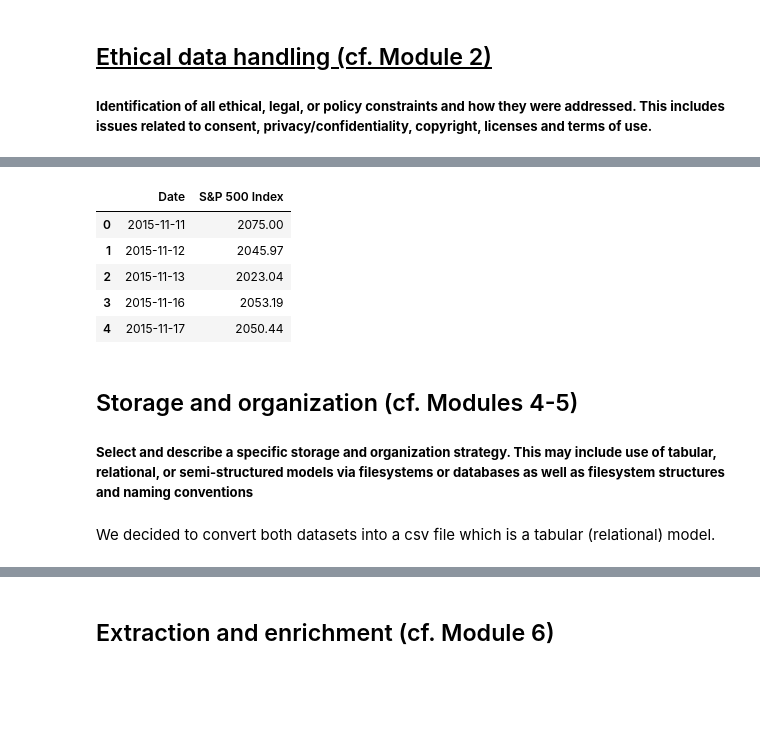
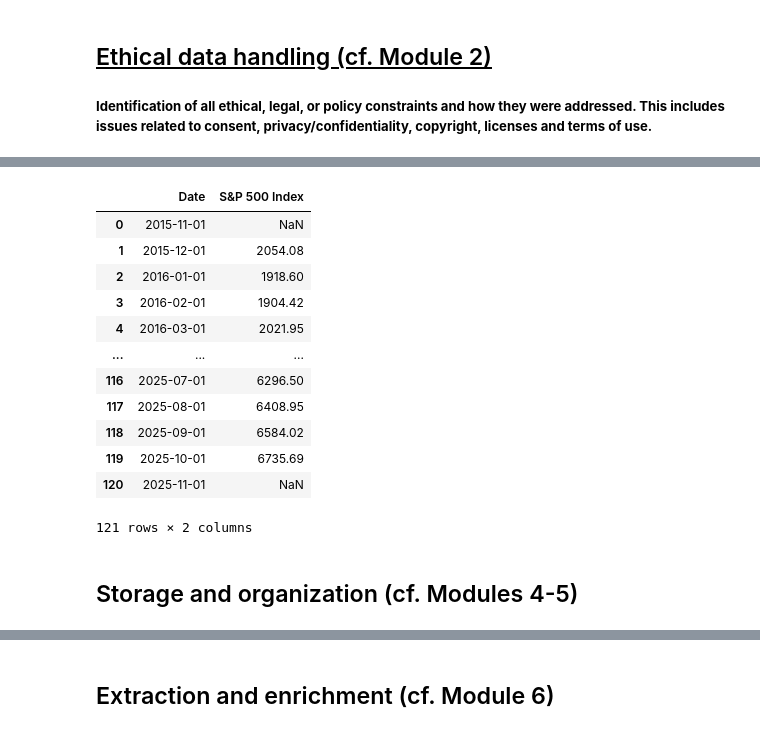
Before and after one commit to rdcosta2-boop/IS-477-Project, a Jupyter notebook: Project.ipynb, the cells around one changed output, grey strips where cells are left out. Drawn from its saved outputs; the diff is of its cells as text; code cells hidden in the pictures; blank space fills up the shorter version.

Commit message:
updated  to module 9

```diff
--- a/Project.ipynb
+++ b/Project.ipynb
@@ -97,34 +115,38 @@ The second dataset we chose is the historical S&P 500 Index data from the Federa
 # %%
 from fredapi import Fred
 import pandas as pd
 import matplotlib.pyplot as plt
 
 fred = Fred(api_key='3dd37ba3122e1228a5bacd7f8c6f3775')
 
 sp500_series = fred.get_series(
     'SP500',
     observation_start='2015-01-01',
-    observation_end='2025-12-31',
-    interval='3mo'
+    #observation_end='2025-12-31',
+    frequency='m'
 )
 
 sp500 = pd.DataFrame(sp500_series)
 sp500 = sp500.rename(columns={0: 'S&P 500 Index'})
 
 sp500 = sp500.reset_index().rename(columns={'index': 'Date'})
 
 sp500.to_csv('sp500_2015_2025.csv', index=False)
 
-sp500.head()
+sp500
 # %% [output]
 |  | Date | S&P 500 Index |
-| 0 | 2015-11-11 | 2075.00 |
-| 1 | 2015-11-12 | 2045.97 |
-| 2 | 2015-11-13 | 2023.04 |
-| 3 | 2015-11-16 | 2053.19 |
-| 4 | 2015-11-17 | 2050.44 |
+| 0 | 2015-11-01 | NaN |
+| 1 | 2015-12-01 | 2054.08 |
+| 2 | 2016-01-01 | 1918.60 |
+| 3 | 2016-02-01 | 1904.42 |
+| 4 | 2016-03-01 | 2021.95 |
+| ... | ... | ... |
+| 116 | 2025-07-01 | 6296.50 |
+| 117 | 2025-08-01 | 6408.95 |
+| 118 | 2025-09-01 | 6584.02 |
+| 119 | 2025-10-01 | 6735.69 |
+| 120 | 2025-11-01 | NaN |
+121 rows × 2 columns
-# %% [markdown]
-## Storage and organization (cf. Modules 4-5)
-##### **Select and describe a specific storage and organization strategy. This may include use of tabular, relational, or semi-structured models via filesystems or databases as well as filesystem structures and naming conventions**
-# %% [markdown]
-We decided to convert both datasets into a csv file which is a tabular (relational) model.
+# %% [markdown]
+## Storage and organization (cf. Modules 4-5)
```
Also changed, not shown: parts of 19 cells of this notebook, 5 other files.
